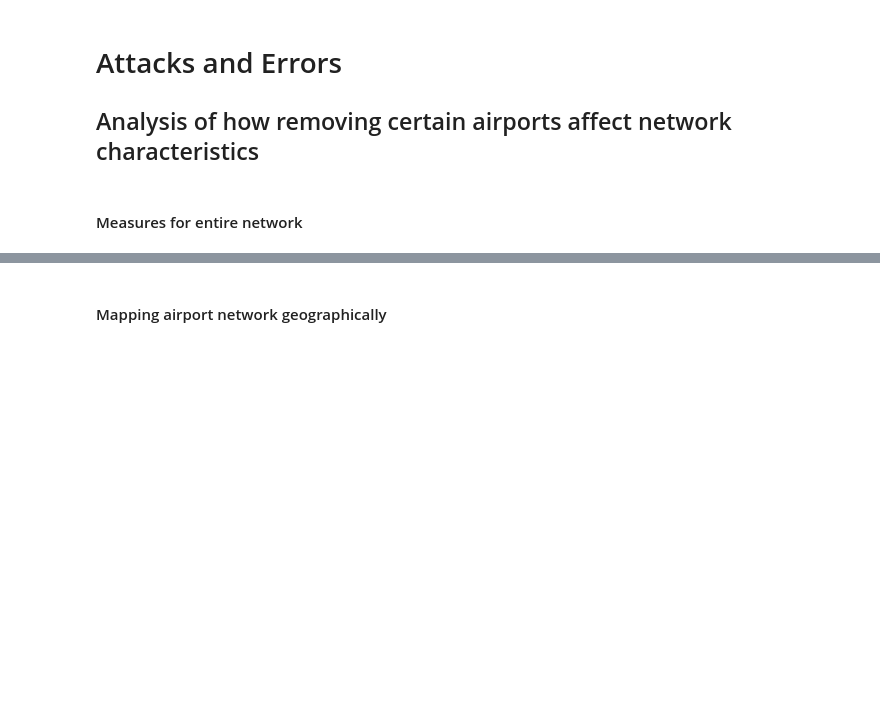
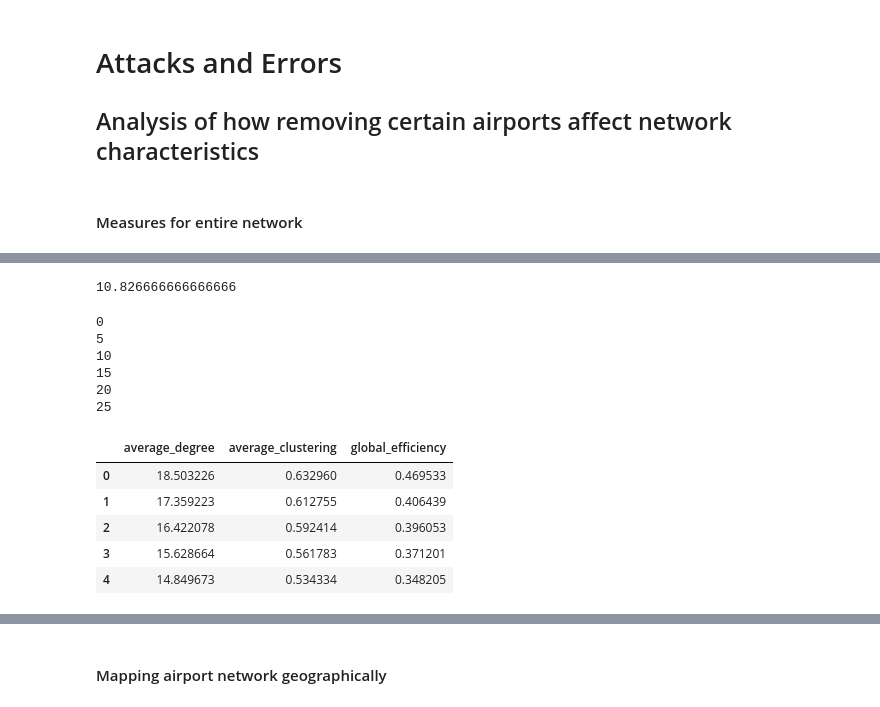
Before and after one commit to Morten-Esketveit/TSDS-gruppe-2019, a Jupyter notebook: Exam/NetworkAnalysis1Carrier.ipynb, the cells around one changed output, grey strips where cells are left out. Drawn from its saved outputs; the diff is of its cells as text; code cells hidden in the pictures; blank space fills up the shorter version.

```diff
--- a/Exam/NetworkAnalysis1Carrier.ipynb
+++ b/Exam/NetworkAnalysis1Carrier.ipynb
@@ -199,0 +209,41 @@ The global efficiency of the network is: 0.48316834824543886
+# %%
+net = Network.subgraph(nodes = list(degrees["airport"])[10:])
+# %%
+sum(dict(net.degree()).values())/len(dict(net.degree()).values())
+# %% [output]
+10.826666666666666
+# %%
+degrees.sort_values(by = "degree_unnormalized", inplace = True, ascending = False)
+average_clustering = list()
+average_shortest_path_length = list()
+global_efficiency = list()
+average_degree = list()
+for i in range(30):
+    net = Network.subgraph(nodes = list(degrees["airport"])[i:])
+    average_clustering.append(nx.average_clustering(net))
+
+    #average_shortest_path_length.append(nx.average_shortest_path_length(net))
+
+    global_efficiency.append(nx.global_efficiency(net))
+
+    average_degree.append(sum(dict(net.degree()).values())/len(dict(net.degree()).values()))
+    if i%5 == 0:
+        print(i)
+
+measures_attacks = pd.DataFrame({"average_degree":average_degree,
+                                "average_clustering":average_clustering,
+                                "global_efficiency":global_efficiency})
+#measures_attacks.head()
+# %% [output]
+0
+5
+10
+15
+20
+25
+|  | average_degree | average_clustering | global_efficiency |
+| 0 | 18.503226 | 0.632960 | 0.469533 |
+| 1 | 17.359223 | 0.612755 | 0.406439 |
+| 2 | 16.422078 | 0.592414 | 0.396053 |
+| 3 | 15.628664 | 0.561783 | 0.371201 |
+| 4 | 14.849673 | 0.534334 | 0.348205 |
```
Also changed, not shown: parts of 16 cells of this notebook, 5 other files.
